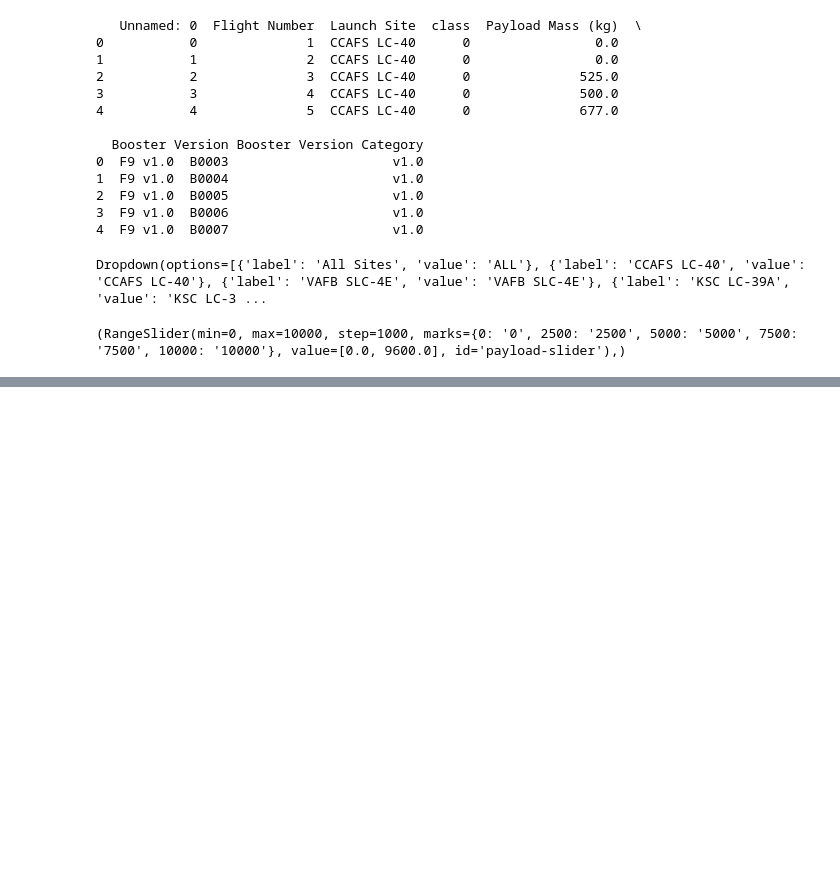
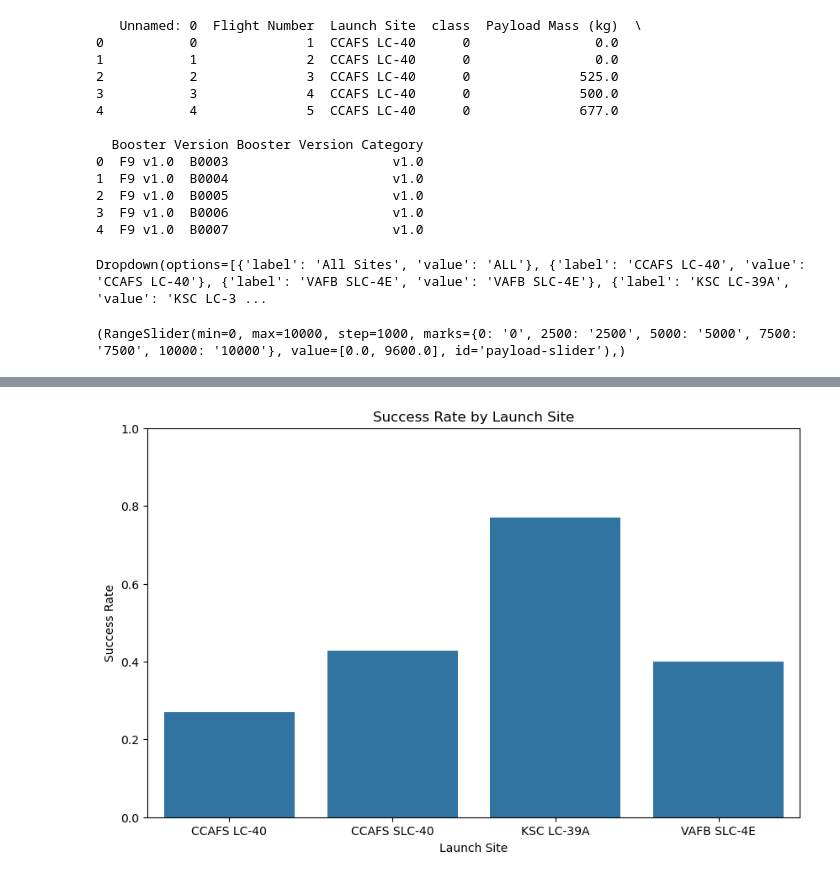
Before and after one commit to Ravipandey16/CapstoneProject-AppliedDataScienceCapstone, a Jupyter notebook: Spacex_Falcon9_Data.ipynb, the cells around one changed output, grey strips where cells are left out. Cells and saved outputs as stored; diff of their text form; code cells hidden in the pictures; blank space fills up the shorter version.

```diff
--- a/Spacex_Falcon9_Data.ipynb
+++ b/Spacex_Falcon9_Data.ipynb
@@ -124,0 +167,18 @@ def get_scatter_chart(entered_site, payload_range):
+# %%
+# Success rate by Launch Site
+launch_success =spacex_df.groupby('Launch Site')['class'].mean().reset_index()
+
+plt.figure(figsize=(10,6))
+sns.barplot(
+    x='Launch Site',
+    y='class',
+    data=launch_success
+)
+
+plt.xlabel('Launch Site')
+plt.ylabel('Success Rate')
+plt.title('Success Rate by Launch Site')
+plt.ylim(0, 1)
+plt.show()
+# %% [output]
+[figure, added]
```
Also changed, not shown: parts of 23 cells of this notebook, 5 other files.
